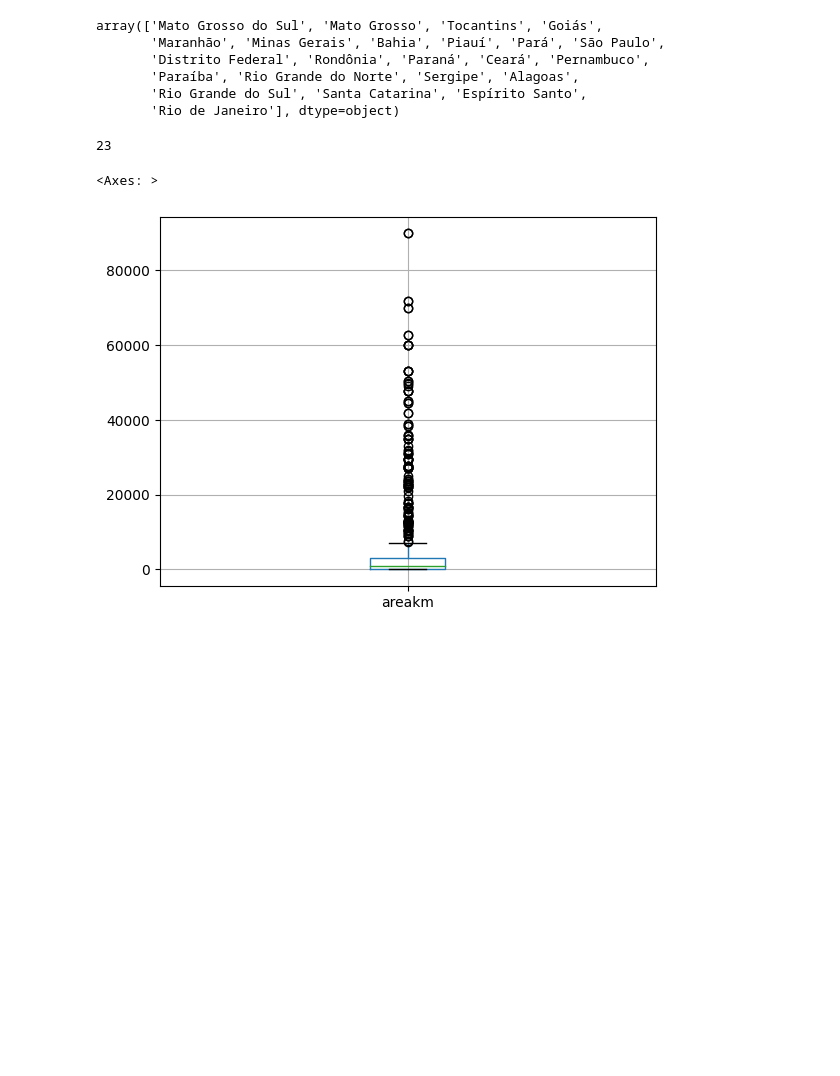
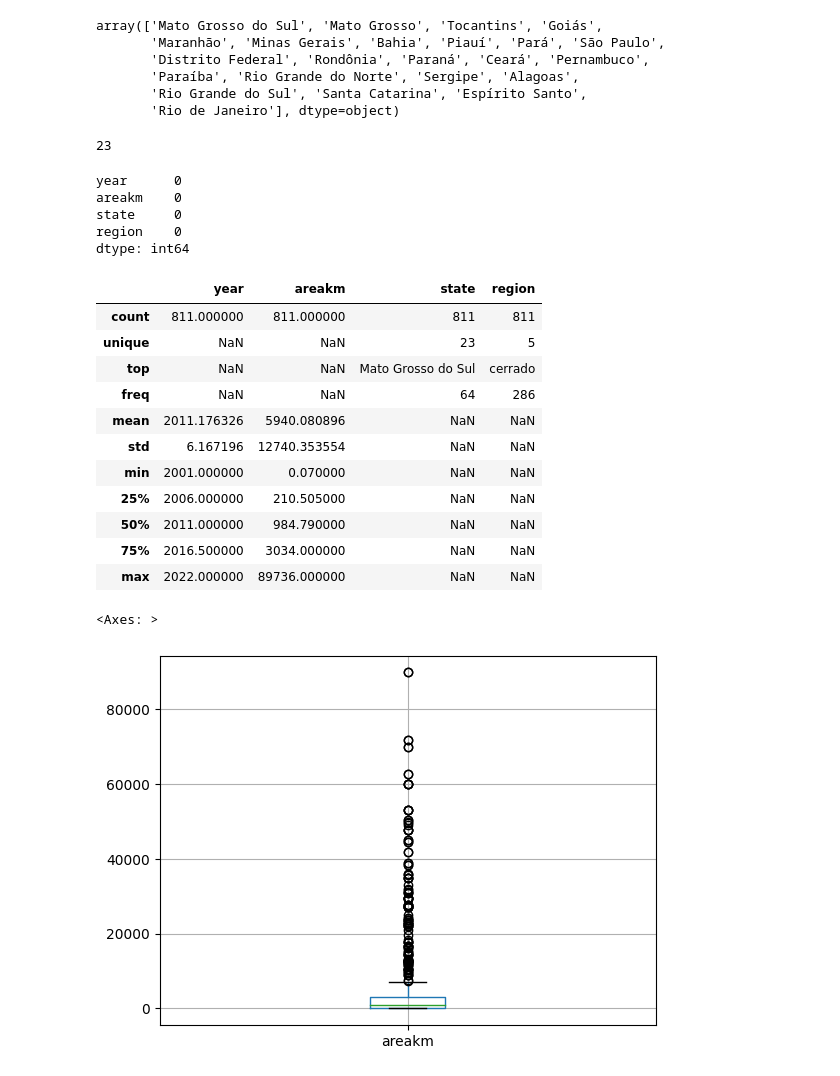
Before and after one commit to Gehancv/Amazon-Deforestration-Prediction, a Jupyter notebook: Milestone3_EDA_BaselineModel.ipynb, the cells around one changed output. Saved outputs shown, nothing was run; the diff lists cells and outputs as text; code cells hidden in the pictures; blank space fills up the shorter version.

```diff
--- a/Milestone3_EDA_BaselineModel.ipynb
+++ b/Milestone3_EDA_BaselineModel.ipynb
@@ -79,6 +79,31 @@ array(['Mato Grosso do Sul', 'Mato Grosso', 'Tocantins', 'Goiás',
 df.state.nunique()
 # %% [output]
 23
+# %%
+#Finding missing values
+cols = df.columns
+print(df[cols].isnull().sum())
+
+#Describe statistics of each column in the dataset
+df.describe(include='all')
+# %% [output]
+year      0
+areakm    0
+state     0
+region    0
+dtype: int64
+|  | year | areakm | state | region |
+| count | 811.000000 | 811.000000 | 811 | 811 |
+| unique | NaN | NaN | 23 | 5 |
+| top | NaN | NaN | Mato Grosso do Sul | cerrado |
+| freq | NaN | NaN | 64 | 286 |
+| mean | 2011.176326 | 5940.080896 | NaN | NaN |
+| std | 6.167196 | 12740.353554 | NaN | NaN |
+| min | 2001.000000 | 0.070000 | NaN | NaN |
+| 25% | 2006.000000 | 210.505000 | NaN | NaN |
+| 50% | 2011.000000 | 984.790000 | NaN | NaN |
+| 75% | 2016.500000 | 3034.000000 | NaN | NaN |
+| max | 2022.000000 | 89736.000000 | NaN | NaN |
 # %%
 #Box plot on areakm field
 df.boxplot(column='areakm')
```
Also changed, not shown: parts of 5 cells of this notebook, 2 other files.
